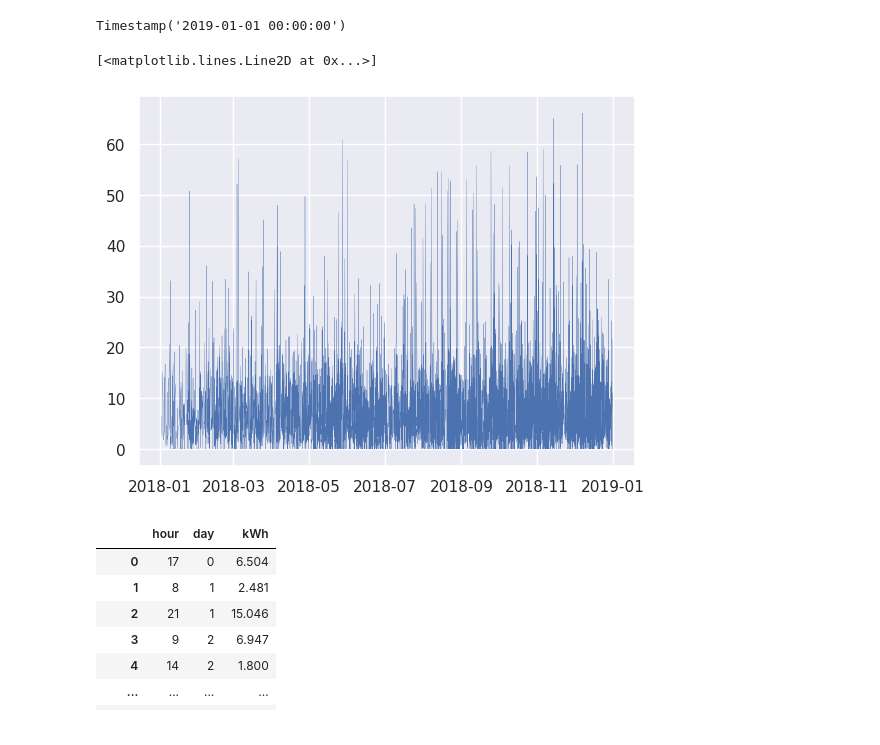
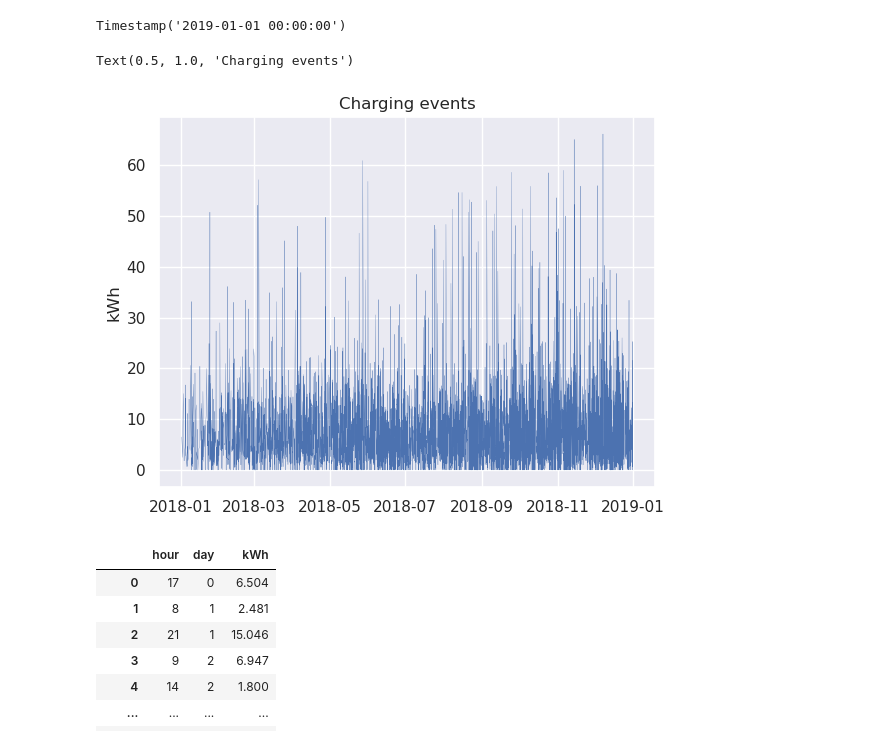
Before and after one commit to camirmas/ev_analysis, a Jupyter notebook: ev_analysis/load_prediction.ipynb, the cells around one changed output. Cells and saved outputs as stored; diff of their text form; code cells hidden in the pictures.

```diff
--- a/ev_analysis/load_prediction.ipynb
+++ b/ev_analysis/load_prediction.ipynb
@@ -56,13 +64,15 @@ Timestamp('2019-01-01 00:00:00')
 # %%
 fig, ax = plt.subplots()
 
 d = raw_data[raw_data["start_time"] < pd.to_datetime("2019-01-01")]
 d = d.sort_values("start_time")
 
 ax.plot(d.start_time, d["Energy__kWh_"], linewidth=.2)
+ax.set_ylabel("kWh")
+ax.set_title("Charging events")
 # %% [output]
-[<matplotlib.lines.Line2D at 0x...>]
+Text(0.5, 1.0, 'Charging events')
-[figure, old version]
+[figure, new version]
 # %%
 data = pd.DataFrame()
 data["hour"] = raw_data["start_time"].dt.hour
```
Also changed, not shown: parts of 12 cells of this notebook.
